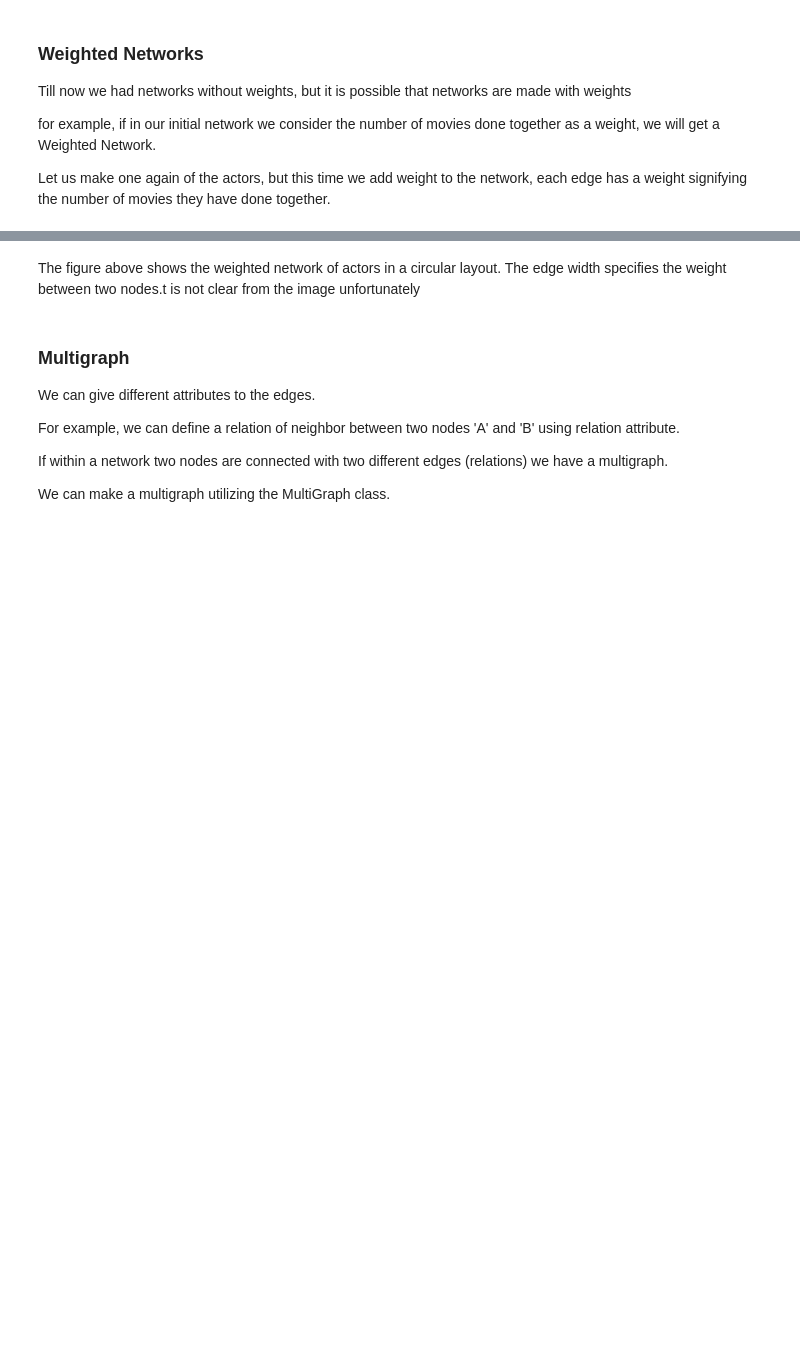
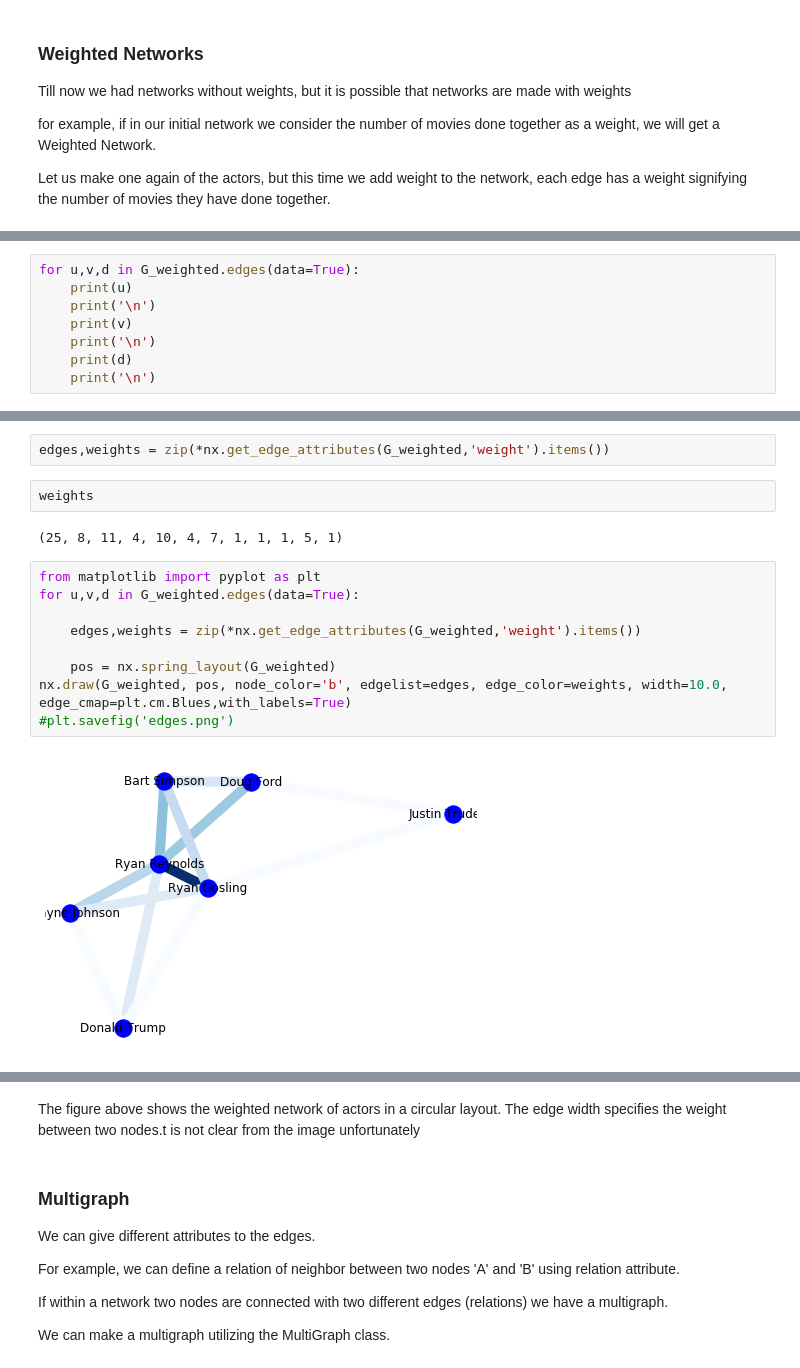
Before and after one commit to arunabh15091989/LighthouseLabs-LectureNotes, a Jupyter notebook: W9D3/Graph Analysis.ipynb, the cells around one changed output, grey strips where cells are left out. Drawn from its saved outputs; the diff is of its cells as text; blank space fills up the shorter version.

```diff
--- a/W9D3/Graph Analysis.ipynb
+++ b/W9D3/Graph Analysis.ipynb
@@ -79,0 +82,8 @@ G_weighted.add_edge('Ryan Reynolds','Doug Ford',weight=7)
+# %%
+for u,v,d in G_weighted.edges(data=True):
+    print(u)
+    print('\n')
+    print(v)
+    print('\n')
+    print(d)
+    print('\n')
@@ -80,3 +108,20 @@ G_weighted.add_edge('Ryan Reynolds','Doug Ford',weight=7)
+# %%
+edges,weights = zip(*nx.get_edge_attributes(G_weighted,'weight').items())
+# %%
+weights
+# %% [output]
+(25, 8, 11, 4, 10, 4, 7, 1, 1, 1, 5, 1)
+# %%
+from matplotlib import pyplot as plt
+for u,v,d in G_weighted.edges(data=True):
+
+    edges,weights = zip(*nx.get_edge_attributes(G_weighted,'weight').items())
+
+    pos = nx.spring_layout(G_weighted)
+nx.draw(G_weighted, pos, node_color='b', edgelist=edges, edge_color=weights, width=10.0, edge_cmap=plt.cm.Blues,with_labels=True)
+#plt.savefig('edges.png')
+# %% [output]
+[figure, added]
 # %%
 nx.spring_layout(G_weighted)
 nx.draw_networkx(G_weighted)
```
Also changed, not shown: parts of 16 cells of this notebook, 8 other files.
